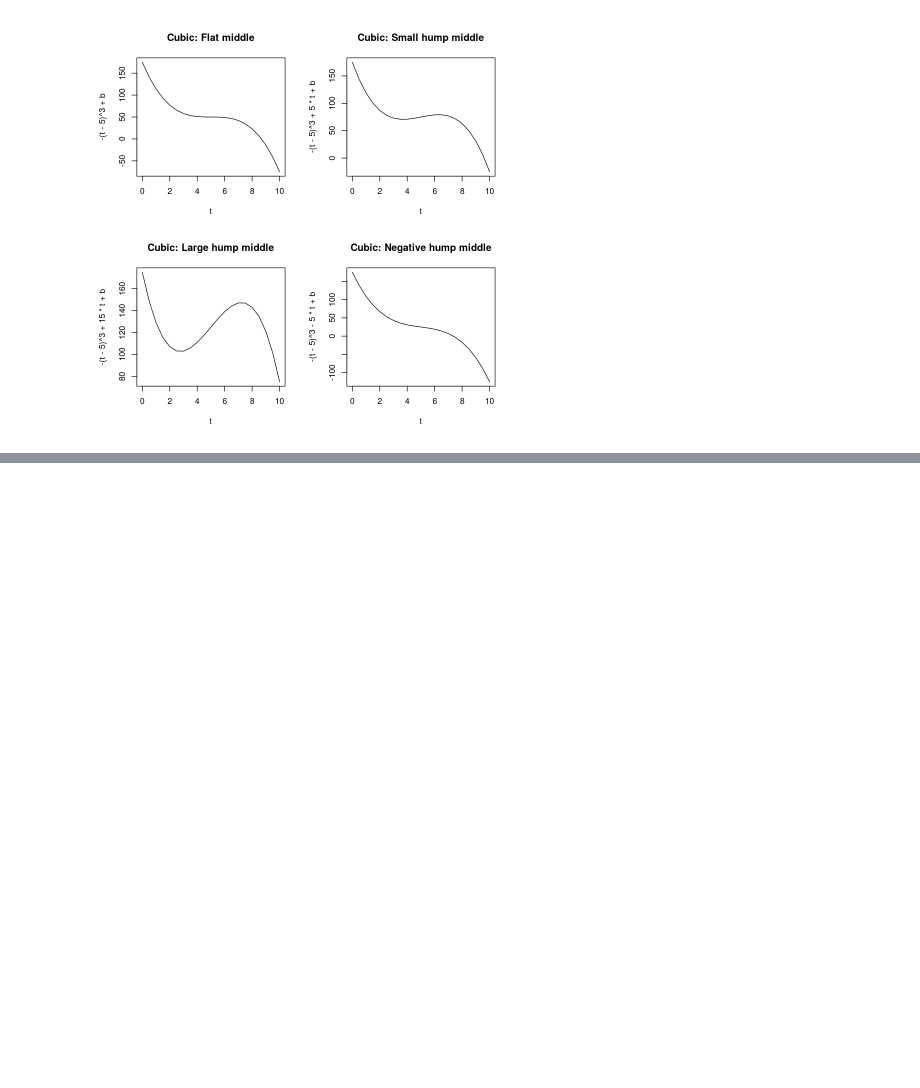
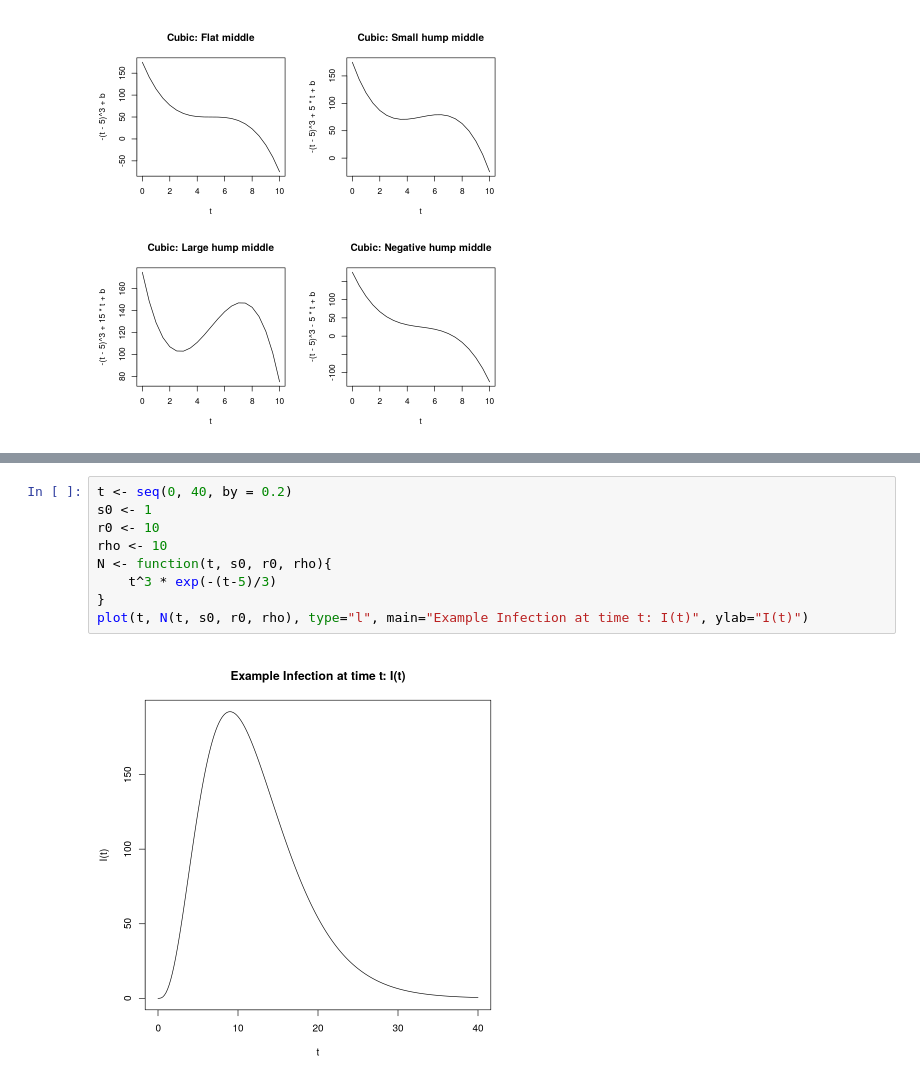
Before and after one commit to VerdantAI/math-blog, a Jupyter notebook: The_COVID_Cubic.ipynb, the cells around one changed output, grey strips where cells are left out. Saved outputs shown, nothing was run; the diff lists cells and outputs as text; blank space fills up the shorter version.

```diff
--- a/The_COVID_Cubic.ipynb
+++ b/The_COVID_Cubic.ipynb
@@ -86,0 +107,11 @@ plot(t, -(t-5)^3 - 5*t + b, type="l", main="Cubic: Negative hump middle")
+# %%
+t <- seq(0, 40, by = 0.2)
+s0 <- 1
+r0 <- 10
+rho <- 10
+N <- function(t, s0, r0, rho){
+    t^3 * exp(-(t-5)/3)
+}
+plot(t, N(t, s0, r0, rho), type="l", main="Example Infection at time t: I(t)", ylab="I(t)")
+# %% [output]
+[figure, added]
```
Also changed, not shown: parts of 6 cells of this notebook.
